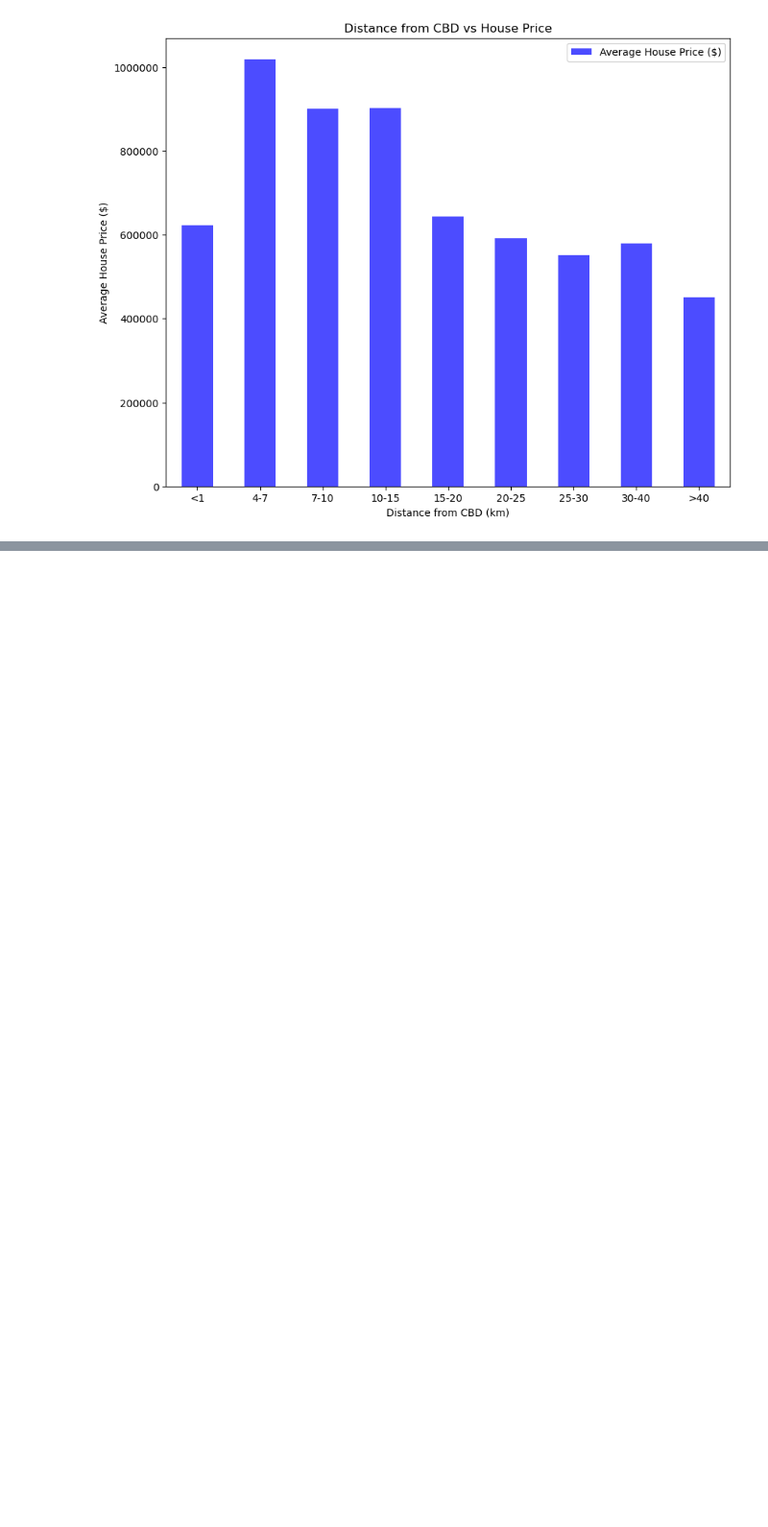
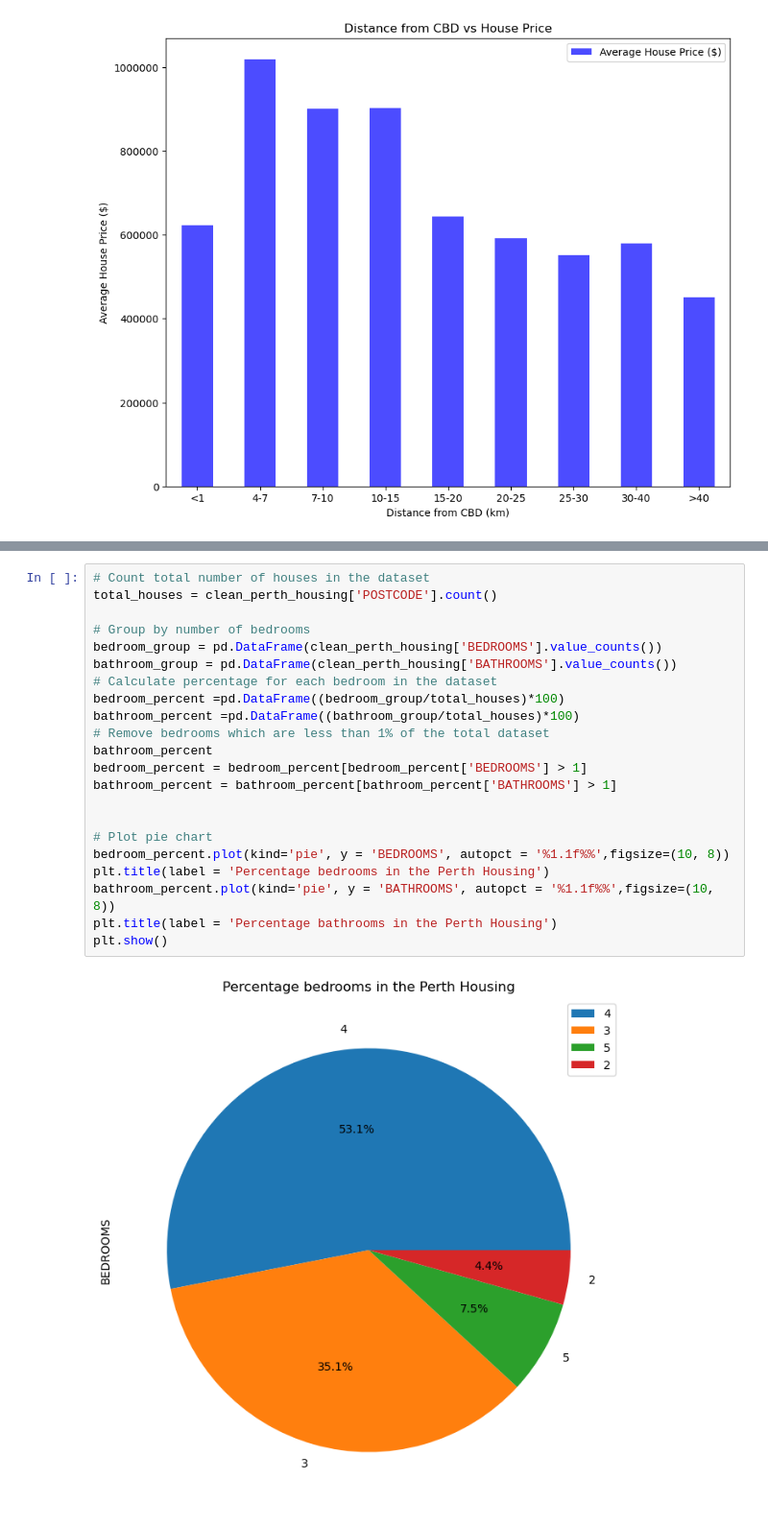
Before and after one commit to KavishNaran/Perth-Housing-Analysis, a Jupyter notebook: Perth_Housing_Analysis.ipynb, the cells around one changed output, grey strips where cells are left out. Shown: that part at 96% size. Saved outputs shown, nothing was run; the diff lists cells and outputs as text; blank space fills up the shorter version.

```diff
--- a/Perth_Housing_Analysis.ipynb
+++ b/Perth_Housing_Analysis.ipynb
@@ -108,0 +179,24 @@ station_data = pd.DataFrame({"Nearest Station Distance (m)": clean_perth_housing
+# %%
+# Count total number of houses in the dataset
+total_houses = clean_perth_housing['POSTCODE'].count()
+
+# Group by number of bedrooms
+bedroom_group = pd.DataFrame(clean_perth_housing['BEDROOMS'].value_counts())
+bathroom_group = pd.DataFrame(clean_perth_housing['BATHROOMS'].value_counts())
+# Calculate percentage for each bedroom in the dataset
+bedroom_percent =pd.DataFrame((bedroom_group/total_houses)*100)
+bathroom_percent =pd.DataFrame((bathroom_group/total_houses)*100)
+# Remove bedrooms which are less than 1% of the total dataset
+bathroom_percent
+bedroom_percent = bedroom_percent[bedroom_percent['BEDROOMS'] > 1]
+bathroom_percent = bathroom_percent[bathroom_percent['BATHROOMS'] > 1]
+
+
+# Plot pie chart
+bedroom_percent.plot(kind='pie', y = 'BEDROOMS', autopct = '%1.1f%%',figsize=(10, 8))
+plt.title(label = 'Percentage bedrooms in the Perth Housing')
+bathroom_percent.plot(kind='pie', y = 'BATHROOMS', autopct = '%1.1f%%',figsize=(10, 8))
+plt.title(label = 'Percentage bathrooms in the Perth Housing')
+plt.show()
+# %% [output]
+[figure, added]
```
Also changed, not shown: parts of 6 cells of this notebook.
